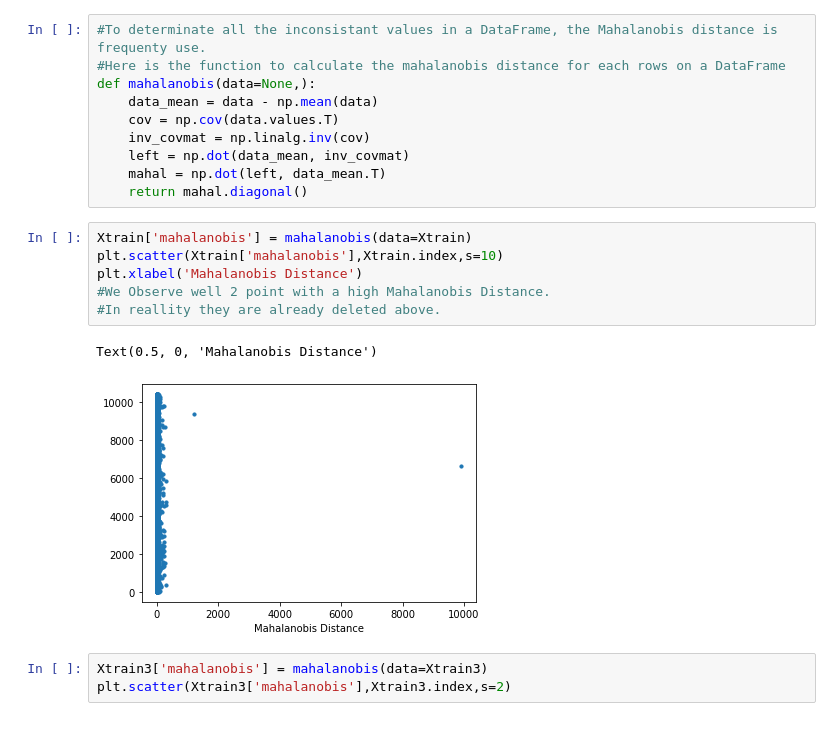
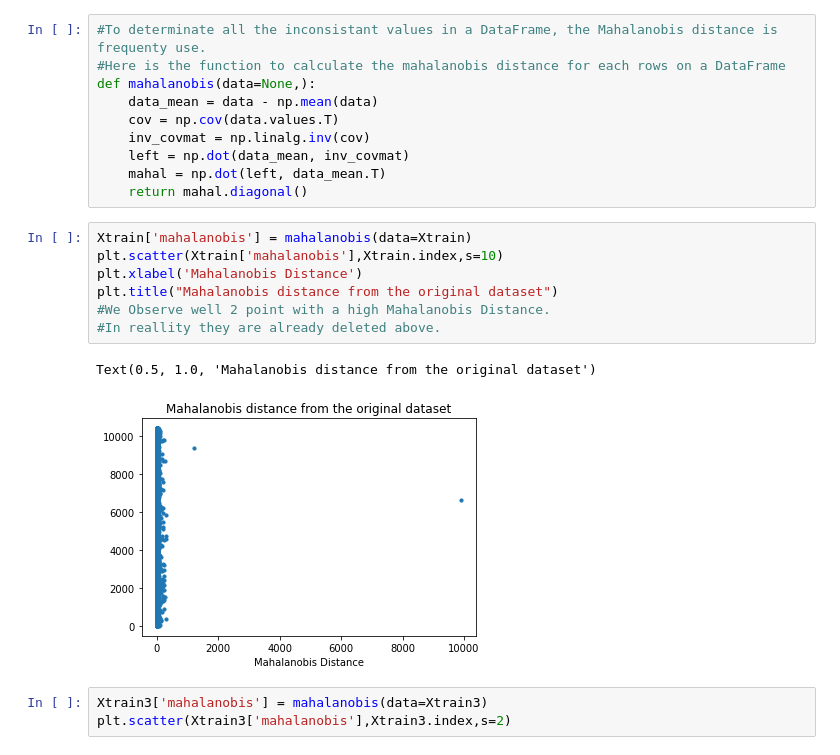
Before and after one commit to LeRoidelaRef/ESILV---Python-for-data-analysis---project-2022, a Jupyter notebook: Projet_Final_Python_for_Data.ipynb, the cells around one changed output. Saved outputs shown, nothing was run; the diff lists cells and outputs as text.

```diff
--- a/Projet_Final_Python_for_Data.ipynb
+++ b/Projet_Final_Python_for_Data.ipynb
@@ -120,12 +124,13 @@ def mahalanobis(data=None,):
 # %%
 Xtrain['mahalanobis'] = mahalanobis(data=Xtrain)
 plt.scatter(Xtrain['mahalanobis'],Xtrain.index,s=10)
 plt.xlabel('Mahalanobis Distance')
+plt.title("Mahalanobis distance from the original dataset")
 #We Observe well 2 point with a high Mahalanobis Distance.
 #In reallity they are already deleted above.
 # %% [output]
-Text(0.5, 0, 'Mahalanobis Distance')
+Text(0.5, 1.0, 'Mahalanobis distance from the original dataset')
-[figure, old version]
+[figure, new version]
 # %%
 Xtrain3['mahalanobis'] = mahalanobis(data=Xtrain3)
 plt.scatter(Xtrain3['mahalanobis'],Xtrain3.index,s=2)
```
Also changed, not shown: parts of 13 cells of this notebook.
